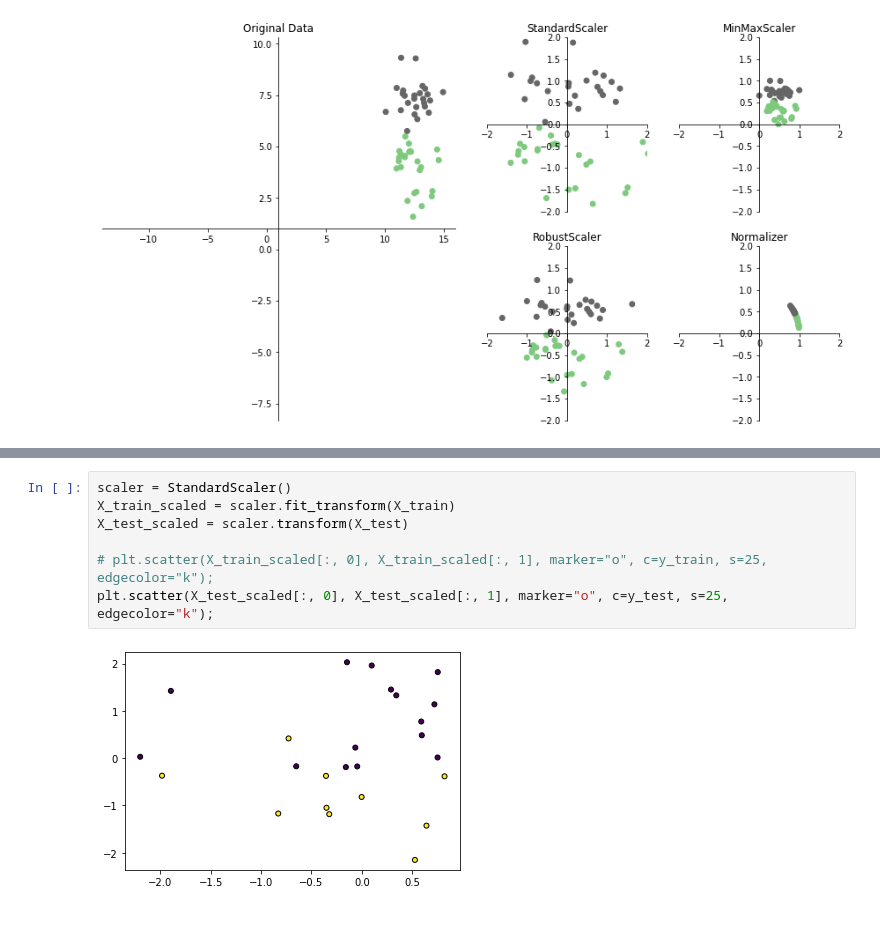
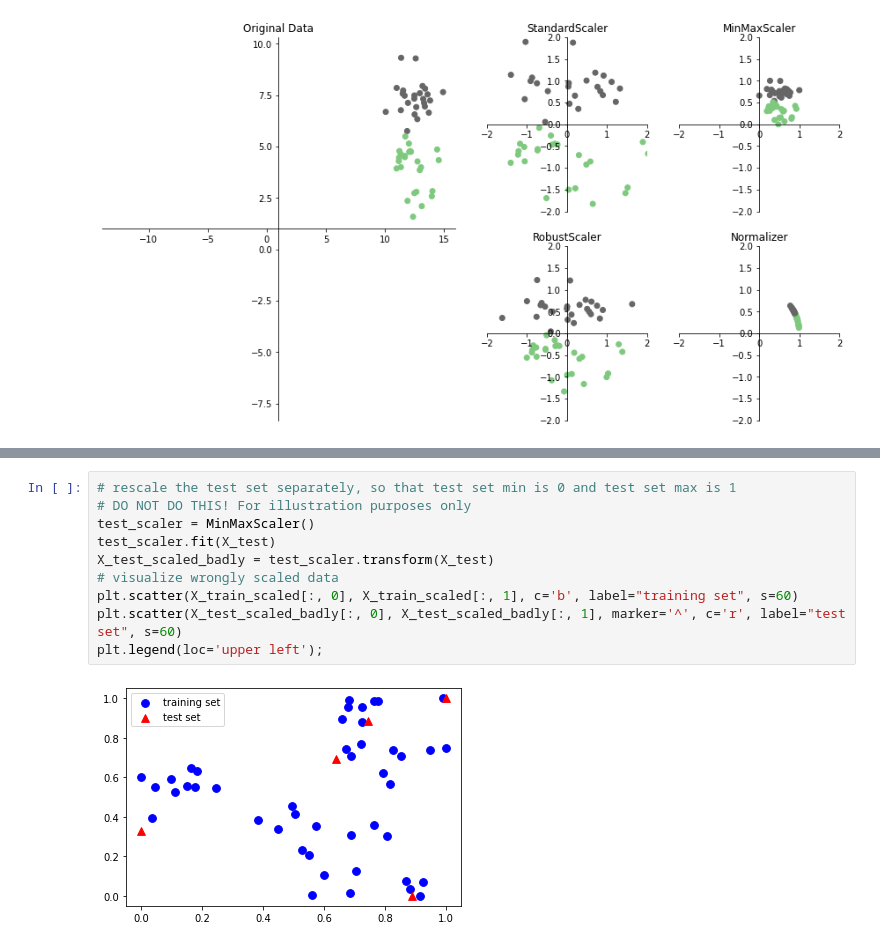
Before and after one commit to tsitsiko1/machine_learning_2, a Jupyter notebook: data_cleaning_practice/practice_solution.ipynb, the cells around one changed output, grey strips where cells are left out. Cells and saved outputs as stored; diff of their text form.

```diff
--- a/data_cleaning_practice/practice_solution.ipynb
+++ b/data_cleaning_practice/practice_solution.ipynb
@@ -94,12 +99,15 @@ plt.scatter(X_test_scaled[:, 0], X_test_scaled[:, 1], marker="o", c=y_test, s=25
-# %%
-scaler = StandardScaler()
-X_train_scaled = scaler.fit_transform(X_train)
-X_test_scaled = scaler.transform(X_test)
-
-# plt.scatter(X_train_scaled[:, 0], X_train_scaled[:, 1], marker="o", c=y_train, s=25, edgecolor="k");
-plt.scatter(X_test_scaled[:, 0], X_test_scaled[:, 1], marker="o", c=y_test, s=25, edgecolor="k");
-# %% [output]
-[figure, removed]
+# %%
+# rescale the test set separately, so that test set min is 0 and test set max is 1
+# DO NOT DO THIS! For illustration purposes only
+test_scaler = MinMaxScaler()
+test_scaler.fit(X_test)
+X_test_scaled_badly = test_scaler.transform(X_test)
+# visualize wrongly scaled data
+plt.scatter(X_train_scaled[:, 0], X_train_scaled[:, 1], c='b', label="training set", s=60)
+plt.scatter(X_test_scaled_badly[:, 0], X_test_scaled_badly[:, 1], marker='^', c='r', label="test set", s=60)
+plt.legend(loc='upper left');
+# %% [output]
+[figure, added]
 # %%
 pipe = make_pipeline(StandardScaler(), LogisticRegression())
 pipe.fit(X_train, y_train)  # apply scaling on training data
```
Also changed, not shown: parts of 4 cells of this notebook.
